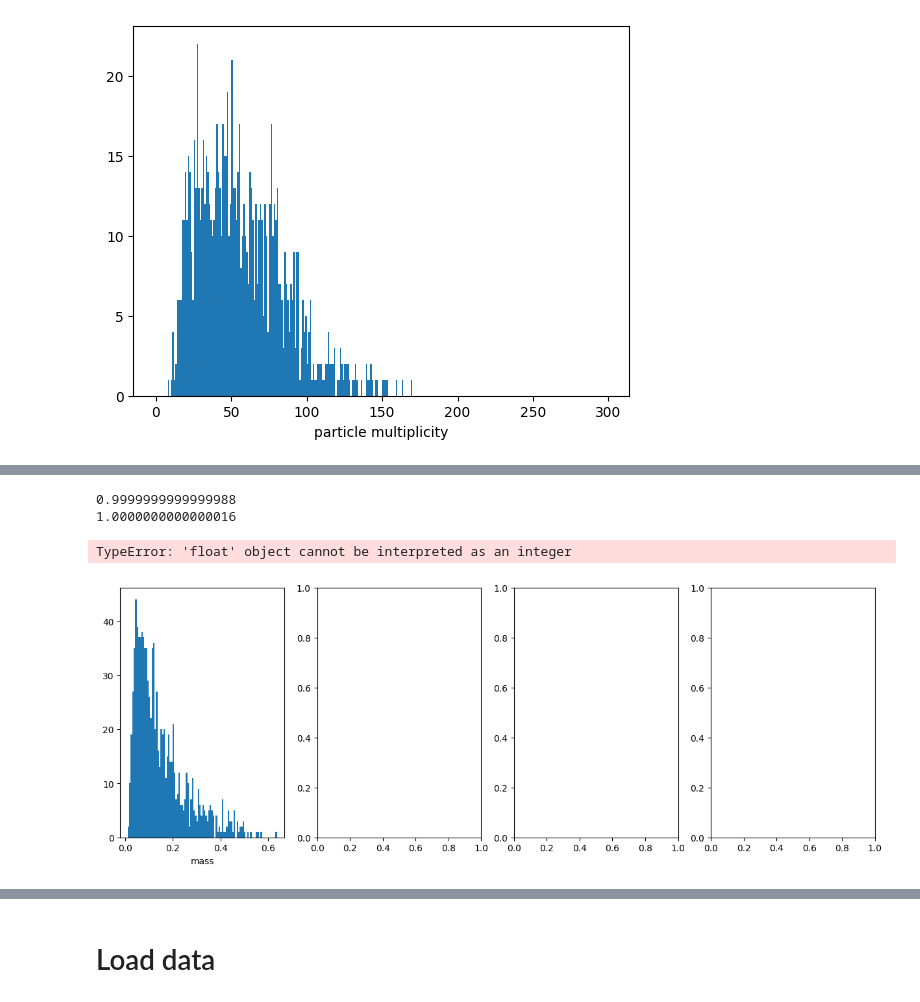
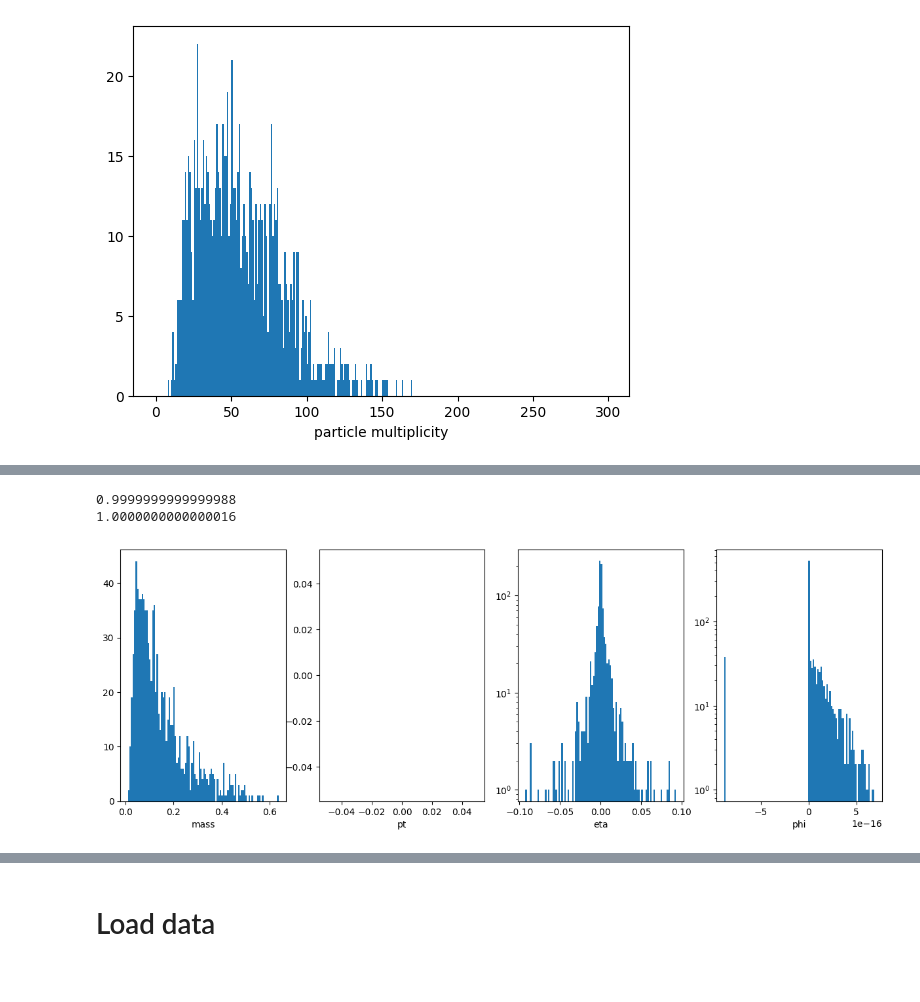
Before and after one commit to ewencedr/FastJet-LHCO, a Jupyter notebook: LHCO_data.ipynb, the cells around one changed output, grey strips where cells are left out. Drawn from its saved outputs; the diff is of its cells as text; code cells hidden in the pictures.

```diff
--- a/LHCO_data.ipynb
+++ b/LHCO_data.ipynb
@@ -345,0 +355,2 @@ print(sig_data.shape)
+# %%
+jet = fj.PseudoJet(float(qcd_data[0,0,0]),float(qcd_data[0,0,1]),float(qcd_data[0,0,2]),0.)
@@ -394,9 +447,9 @@ KeyboardInterrupt:
 # %%
-print(len(out_qcd))
-print(len(out_sig))
-for count, jet in enumerate(out_qcd):
-    #print(count)
-    #print(len(jet))
-    if jet[0].m() > jet[1].m():
-        #print(jet[0].m())
-        #print(jet[1].m())
+#print(len(out_qcd))
+#print(len(out_sig))
+#for count, jet in enumerate(out_qcd):
+#    #print(count)
+#    #print(len(jet))
+#    if jet[0].m() > jet[1].m():
+#        #print(jet[0].m())
+#        #print(jet[1].m())
@@ -443,7 +494,7 @@ len_padding = 300
 for jet in x_jets:
     # get constituents
     const_pt = np.array([(jet.constituents()[i].perp()) for i in range(len(jet.constituents()))])
-    const_eta = np.array([(jet.constituents()[i].rapidity()) for i in range(len(jet.constituents()))])
+    const_eta = np.array([(jet.constituents()[i].eta()) for i in range(len(jet.constituents()))])
     const_phi = np.array([(jet.constituents()[i].phi_std()) for i in range(len(jet.constituents()))])
     consts = np.concatenate((const_pt[:,None],const_eta[:,None],const_phi[:,None]),axis=1)
     # sort constituents by pT from high to low
@@ -456,7 +507,7 @@ for jet in x_jets:
     # relative coordinates
     rel_constituents_temp = padded_consts.copy()
     rel_constituents_temp[:, 0] = rel_constituents_temp[:, 0] / jet.perp()
-    rel_constituents_temp[:, 1] = rel_constituents_temp[:, 1] - jet.rapidity()
+    rel_constituents_temp[:, 1] = rel_constituents_temp[:, 1] - jet.eta()
     rel_constituents_temp[:, 2] = rel_constituents_temp[:, 2] - jet.phi_std()
 
     # fix phi range
@@ -474,14 +525,14 @@ for jet in x_jets:
     # jet variables & append to list
     jet_mass.append(jet.m())
     jet_pt.append(jet.perp())
-    jet_eta.append(jet.rapidity())
+    jet_eta.append(jet.eta())
     jet_phi.append(jet.phi_std())
     constituents.append(padded_consts)
     rel_constituents.append(rel_constituents_temp)
     mask.append(padded_mask)
 mask = np.array(mask)
 constituents = np.array(constituents) * mask[:, :, None]
-rel_constituents = np.array(rel_constituents) * mask[:, :, None]
+rel_constituents = np.array(rel_constituents)* mask[:, :, None]
 jet_mass = np.array(jet_mass)
 jet_pt = np.array(jet_pt)
 jet_eta = np.array(jet_eta)
@@ -537,3 +595,18 @@ plt.xlabel('particle multiplicity')
 plt.show()
 # %% [output]
 [figure]
+# %%
+# remove weird eta values
+counter=0
+for count_i,i in enumerate(rel_constituents):
+    for count_j, j in enumerate(i):
+        if j[1] > 1000:
+            counter +=1
+            print(count_i, count_j, j)
+            rel_constituents[count_i,count_j,1] = 0
+            rel_constituents[count_i,count_j,2] = 0
+            mask[count_i,count_j] = 0
+            print(rel_constituents[count_i,count_j,1])
+        #else:
+            #print(count_i, count_j, j[1])
+print(counter)
@@ -571,19 +696,20 @@ jet_data = ef.ptyphims_from_p4s(sum_p4, phi_ref=0)
 # %%
 fig, axs = plt.subplots(1, 4, figsize=(15, 5))
 axs[0].hist(jet_data[:,3],bins=100)
 axs[0].set_xlabel('mass')
 binwidth = 10
 print(min(jet_data[:,0]))
 print(max(jet_data[:,0]))
-axs[1].hist(jet_data[:,0],bins=range(0.99,1.01))
+axs[1].hist(jet_data[:,0],bins=np.arange(0.99,1.01,0.1))
 axs[1].set_xlabel('pt')
 axs[2].hist(jet_data[:,1],bins=100)
 axs[2].set_xlabel('eta')
+axs[2].set_yscale('log')
 axs[3].hist(jet_data[:,2],bins=100)
 axs[3].set_xlabel('phi')
+axs[3].set_yscale('log')
 plt.show()
 # %% [output]
 0.9999999999999988
 1.0000000000000016
-TypeError: 'float' object cannot be interpreted as an integer
-[figure, old version]
+[figure, new version]
```
Also changed, not shown: parts of 26 cells of this notebook, 1 other file.
